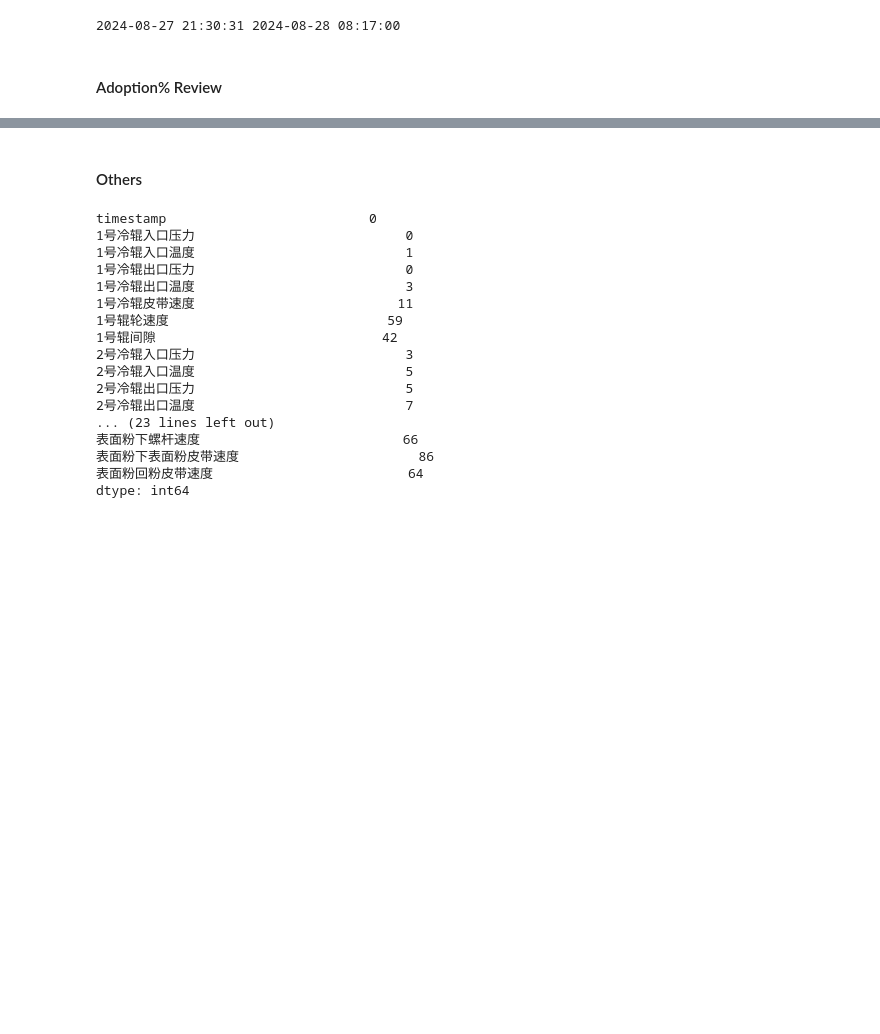
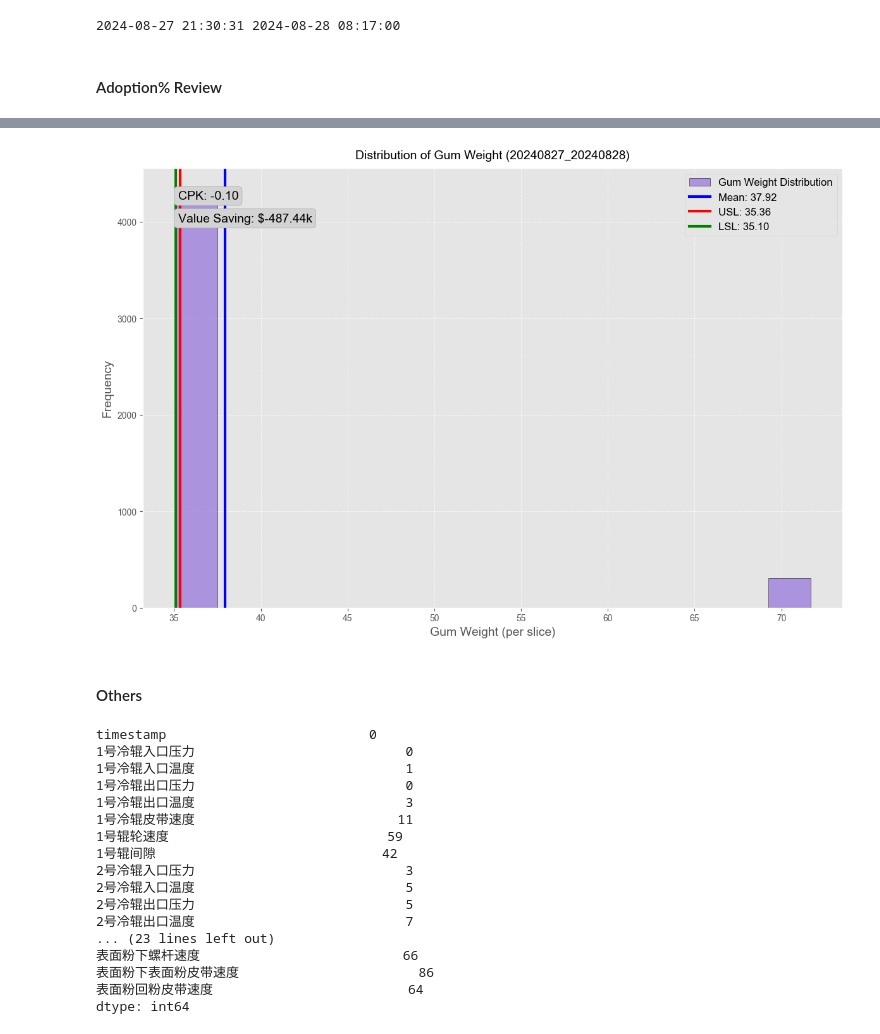
Before and after one commit to klein-wang/TechNow, a Jupyter notebook: Projects/Mars Thallo/model_value_tracking/ot_model_mapping.ipynb, the cells around one changed output, grey strips where cells are left out. Saved outputs shown, nothing was run; the diff lists cells and outputs as text; code cells hidden in the pictures; blank space fills up the shorter version.

Commit message:
add value tracking

```diff
--- a/Projects/Mars Thallo/model_value_tracking/ot_model_mapping.ipynb
+++ b/Projects/Mars Thallo/model_value_tracking/ot_model_mapping.ipynb
@@ -82,20 +92,8 @@ df_ot.to_excel(f'output/sorted_ot_data_{start_dt}_{end_dt}.xlsx')
 recommendation_data = format_datetime_columns(recommendation_data, ['data_time', 'weight_ts'])
 # recommendation_data['data_time'][0]
 
-parameter_dict = {
-    "recommend_1_roller_gap": "CG_Sheeting.CG_Sheeting.dbHMI.Sheeting.SRV_Gap1stSizing.rActualPosition_inches",
-    "recommend_2_roller_gap": "CG_Sheeting.CG_Sheeting.dbHMI.Sheeting.SRV_Gap2ndSizing.rActualPosition_inches",
-    "recommend_3_roller_gap": "CG_Sheeting.CG_Sheeting.dbHMI.Sheeting.SRV_Gap3rdSizing.rActualPosition_inches",
-    "recommend_forming_roller_gap": "CG_Sheeting.CG_Sheeting.dbHMI.Sheeting.SRV_GapFinalSizing.rActualPosition_inches",
-    "recommend_extruder_temperature": "SFBMix.PLC_BOSCH EXTRUDER.DB_Data_Exchange.EXT_PH_Temp_SP",
-    "recommend_cross_cutter_speed": "CG_Sheeting.CG_Sheeting.dbHMI.Scoring.SRV_CrossScore.rSetpoint_Ratio"
-}
-
 # Define the function to check for OT changes within a 2-minute window
 def check_ot_changes(df, ot_data, para_names, ts_column, window_size=180):
-    # Create a dictionary to store the change for each tag
-    ot_changes = {}
-
     # Iterate over each parameter name
     for para_name in para_names:
         para_tag = parameter_dict.get(para_name) # based on dictionary
@@ -130,8 +128,8 @@ def check_ot_changes(df, ot_data, para_names, ts_column, window_size=180):
 # Apply the function to the recommendation_data DataFrame
 para_names = [
     'recommend_1_roller_gap', 'recommend_2_roller_gap','recommend_3_roller_gap','recommend_forming_roller_gap'
-    # ,'recommend_extruder_temperature','recommend_cross_cutter_speed'
-              ]  # list of parameter names
+    ,'recommend_cross_cutter_speed','recommend_extruder_temperature'
+              ]
 
 recommendation_data = check_ot_changes(
     recommendation_data,
@@ -215,3 +249,45 @@ df_mapped.to_excel(f'output/ot_model_mapping_{start_dt}_{end_dt}.xlsx')
+# %%
+colors = {
+    'hist_color': '#9370DB',  # purple
+    'mean_color': '#0000FF',  # blue
+    'usl_color': '#FF0000',  # red
+    'lsl_color': '#008000',  # green
+    'text_bg_color': '#D3D3D3',  # light grey
+    'text_edge_color': '#A9A9A9'  # dark grey
+}
+
+# Plotting the histogram
+plt.figure(figsize=(12, 8))
+plt.hist(df_mapped['actual_weight'], bins=15, edgecolor='black', alpha=0.7, color=colors['hist_color'], label='Gum Weight Distribution')
+
+# Plot mean, USL, and LSL
+plt.axvline(spc_mean, color=colors['mean_color'], linestyle='-', linewidth=3, label=f'Mean: {spc_mean:.2f}')
+plt.axvline(usl, color=colors['usl_color'], linestyle='-', linewidth=3, label=f'USL: {usl:.2f}')
+plt.axvline(lsl, color=colors['lsl_color'], linestyle='-', linewidth=3, label=f'LSL: {lsl:.2f}')
+
+# Add title with date range and smaller font size
+plt.title(f'Distribution of Gum Weight ({start_dt}_{end_dt})', fontsize=14, fontweight='bold', y=1.01)
+
+# Add labels
+plt.xlabel('Gum Weight (per slice)', fontsize=14)
+plt.ylabel('Frequency', fontsize=14)
+
+# Add legend
+plt.legend(frameon=True, fontsize=12)
+
+# Add grid
+plt.grid(True, which='both', linestyle='--', linewidth=0.5)
+
+# Annotate CPK and value saving
+plt.text(0.05, 0.95, f'CPK: {spc_cpk:.2f}', transform=plt.gca().transAxes, fontsize=14, verticalalignment='top',
+         bbox=dict(boxstyle="round,pad=0.3", facecolor=colors['text_bg_color'], edgecolor=colors['text_edge_color']))
+plt.text(0.05, 0.90, f'Value Saving: ${value_saving/1000:.2f}k', transform=plt.gca().transAxes, fontsize=14, verticalalignment='top',
+         bbox=dict(boxstyle="round,pad=0.3", facecolor=colors['text_bg_color'], edgecolor=colors['text_edge_color']))
+
+plt.tight_layout()
+plt.show()
+# %% [output]
+[figure, added]
 # %% [markdown]
 #### Others
 # %%
```
Also changed, not shown: parts of 7 cells of this notebook, 5 other files.
